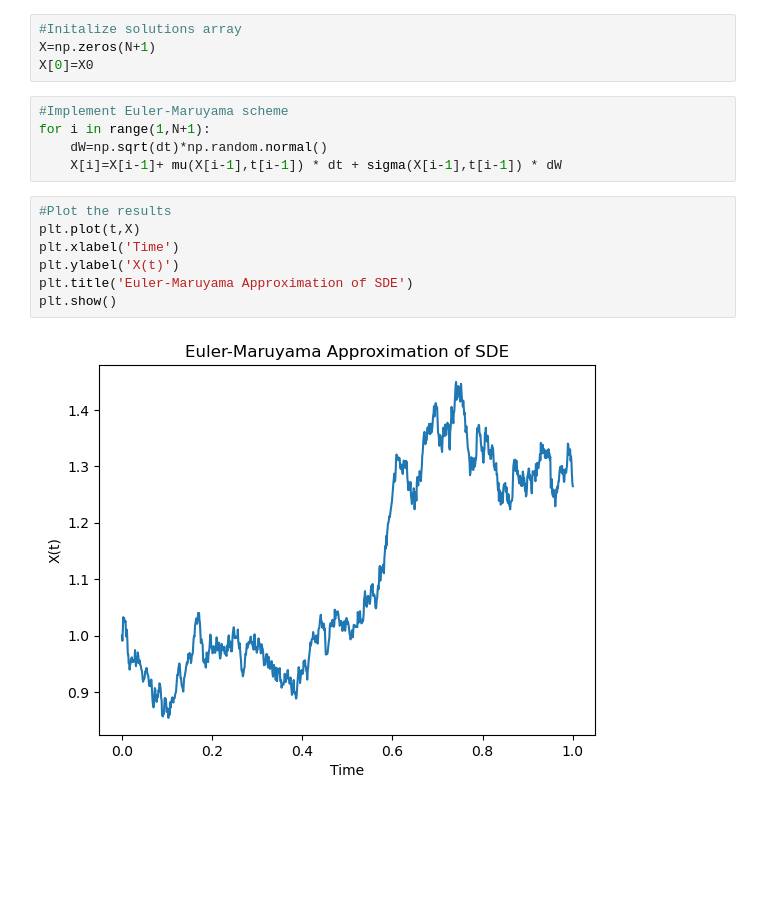
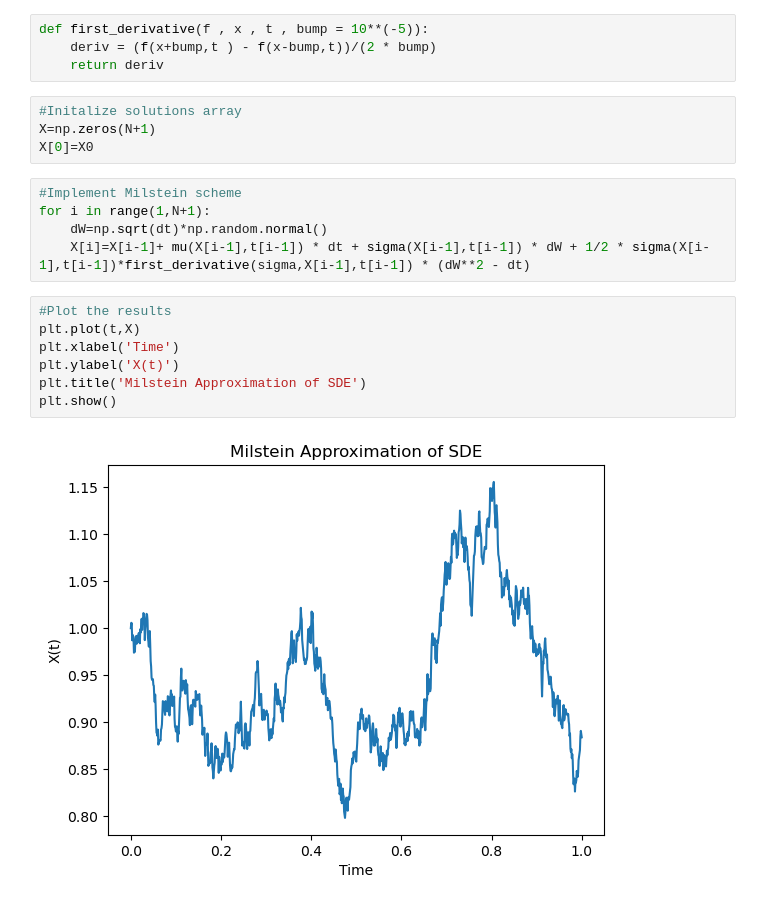
Before and after one commit to staeflo/SDE_Solvers, a Jupyter notebook: milstein.ipynb, the cells around one changed output. Saved outputs shown, nothing was run; the diff lists cells and outputs as text; blank space fills up the shorter version.

```diff
--- a/milstein.ipynb
+++ b/milstein.ipynb
@@ -14,21 +14,25 @@ T = 1.0
 N = 1000
 dt = T/N
 t = np.linspace(0,T,N+1)
+# %%
+def first_derivative(f , x , t , bump = 10**(-5)):
+    deriv = (f(x+bump,t ) - f(x-bump,t))/(2 * bump)
+    return deriv
 # %%
 #Initalize solutions array
 X=np.zeros(N+1)
 X[0]=X0
 # %%
-#Implement Euler-Maruyama scheme
+#Implement Milstein scheme
 for i in range(1,N+1):
     dW=np.sqrt(dt)*np.random.normal()
-    X[i]=X[i-1]+ mu(X[i-1],t[i-1]) * dt + sigma(X[i-1],t[i-1]) * dW
+    X[i]=X[i-1]+ mu(X[i-1],t[i-1]) * dt + sigma(X[i-1],t[i-1]) * dW + 1/2 * sigma(X[i-1],t[i-1])*first_derivative(sigma,X[i-1],t[i-1]) * (dW**2 - dt)
 # %%
 #Plot the results
 plt.plot(t,X)
 plt.xlabel('Time')
 plt.ylabel('X(t)')
-plt.title('Euler-Maruyama Approximation of SDE')
+plt.title('Milstein Approximation of SDE')
 plt.show()
 # %% [output]
-[figure, old version]
+[figure, new version]
```
Also changed, not shown: 1 other file.
